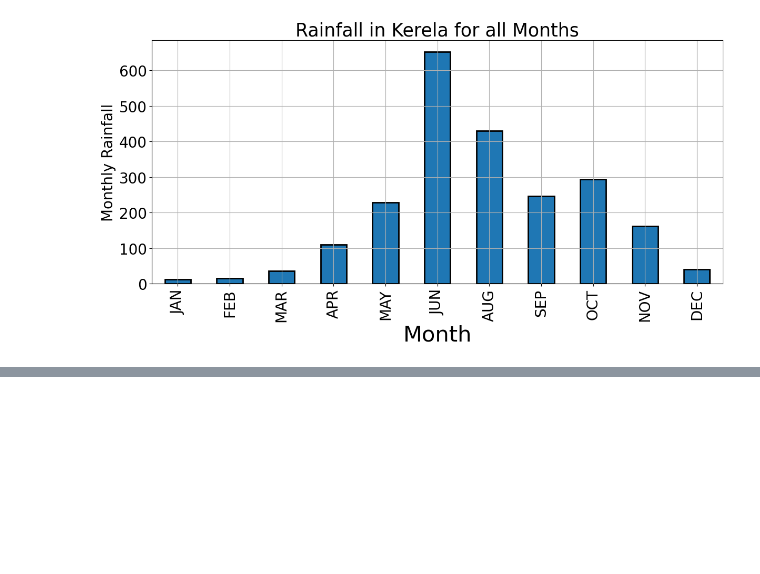
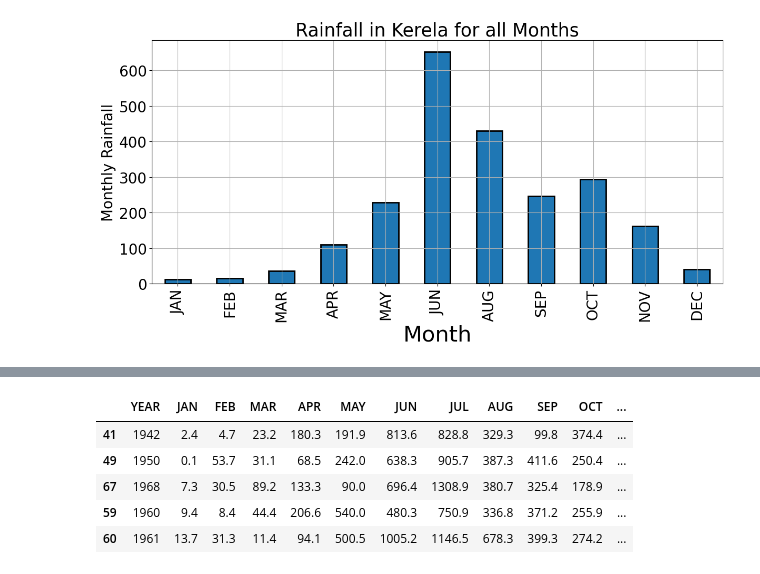
Before and after one commit to harshitbh92/flood_prediction, a Jupyter notebook: ML Flood Prection.ipynb, the cells around one changed output, grey strips where cells are left out. Drawn from its saved outputs; the diff is of its cells as text; code cells hidden in the pictures; blank space fills up the shorter version.

```diff
--- a/ML Flood Prection.ipynb
+++ b/ML Flood Prection.ipynb
@@ -199,0 +202,3 @@ plt.ioff()
+# %%
+minmax = preprocessing.MinMaxScaler(feature_range=(0,1))
+minmax.fit(x).transform(x)
@@ -199,0 +219,12 @@ plt.ioff()
+# %%
+from sklearn import model_selection,neighbors
+from sklearn.model_selection import train_test_split
+x_train,x_test,y_train,y_test=train_test_split(x,y,test_size=0.2)
+x_train.head()
+# %% [output]
+|  | YEAR | JAN | FEB | MAR | APR | MAY | JUN | JUL | AUG | SEP | OCT | ... |
+| 41 | 1942 | 2.4 | 4.7 | 23.2 | 180.3 | 191.9 | 813.6 | 828.8 | 329.3 | 99.8 | 374.4 | ... |
+| 49 | 1950 | 0.1 | 53.7 | 31.1 | 68.5 | 242.0 | 638.3 | 905.7 | 387.3 | 411.6 | 250.4 | ... |
+| 67 | 1968 | 7.3 | 30.5 | 89.2 | 133.3 | 90.0 | 696.4 | 1308.9 | 380.7 | 325.4 | 178.9 | ... |
+| 59 | 1960 | 9.4 | 8.4 | 44.4 | 206.6 | 540.0 | 480.3 | 750.9 | 336.8 | 371.2 | 255.9 | ... |
+| 60 | 1961 | 13.7 | 31.3 | 11.4 | 94.1 | 500.5 | 1005.2 | 1146.5 | 678.3 | 399.3 | 274.2 | ... |
```
Also changed, not shown: parts of 41 cells of this notebook.
